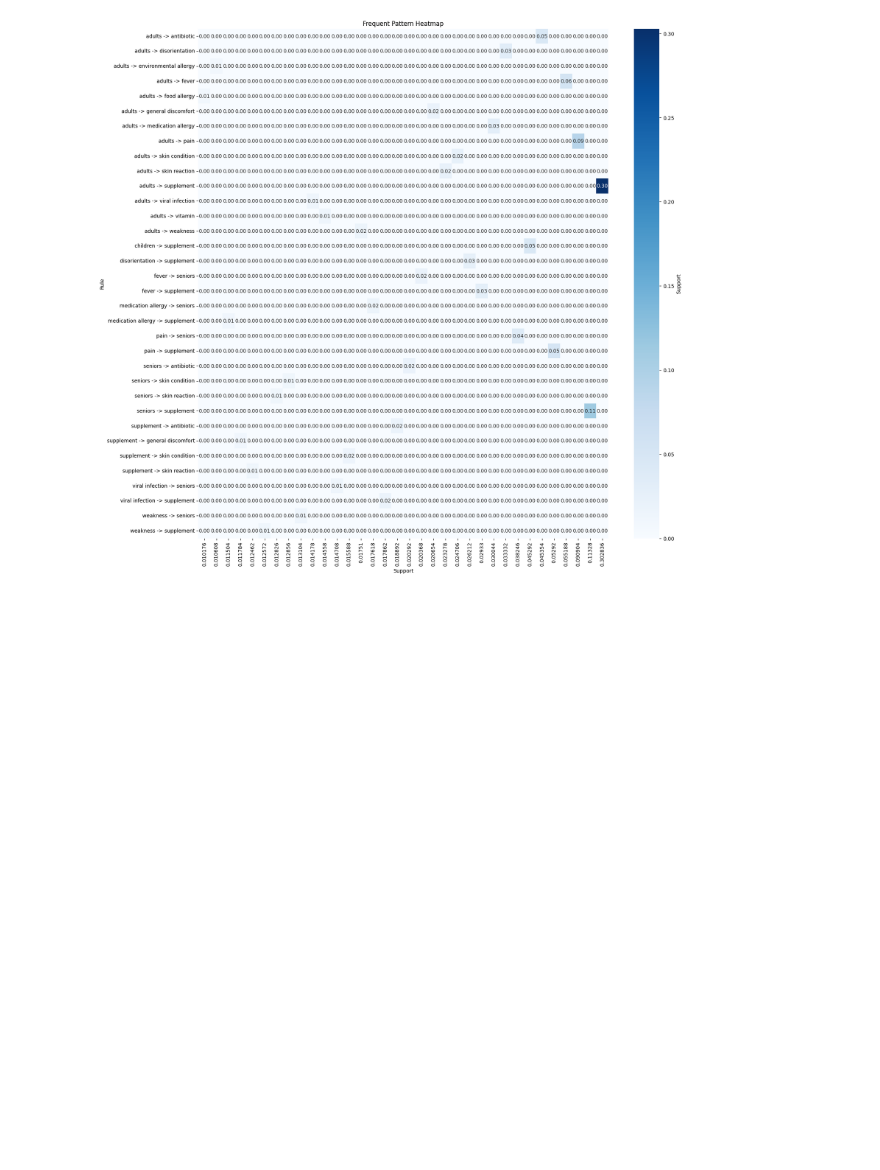
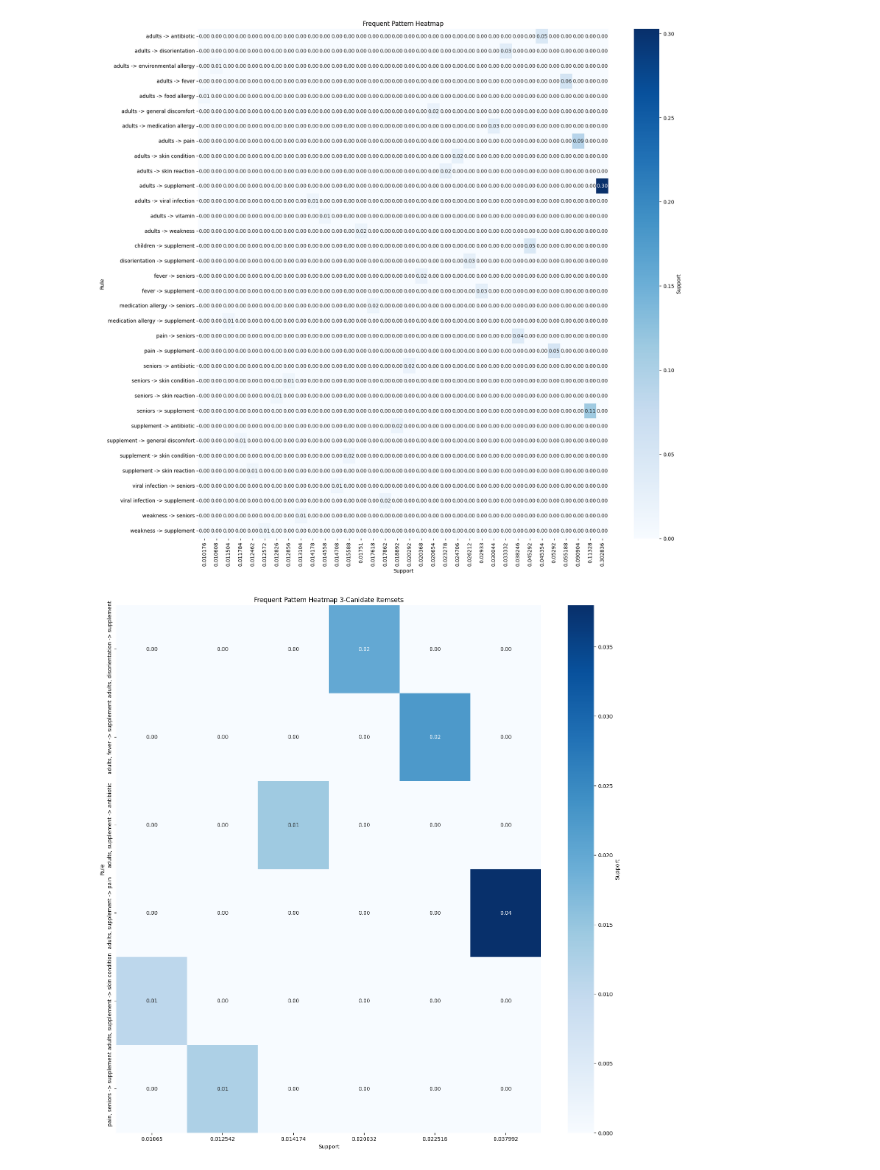
Before and after one commit to Rutu136/COMP4710-World-Vaccine-Adverse-Reactions, a Jupyter notebook: rutu_test.ipynb, the cells around one changed output. Cells and saved outputs as stored; diff of their text form; code cells hidden in the pictures; blank space fills up the shorter version.

Commit message:
added heatmaps to frequent patterns

```diff
--- a/rutu_test.ipynb
+++ b/rutu_test.ipynb
@@ -399,3 +399,34 @@ plt.ylabel('Rule')
 plt.show()
 # %% [output]
 [figure]
+# %%
+results = list(apriori(transactions, min_support=0.01, min_confidence=0.1, min_length=2, max_length=3))
+
+# Extracting item pairs and their support values
+itemsets = []
+support = []
+
+for item in results:
+    pair = item[0]
+    if len(pair) > 1:
+        items = [x for x in pair]
+        if len(items) == 3:
+            itemsets.append(f"{items[0]}, {items[1]} -> {items[2]}")
+            support.append(item[1])
+
+# Creating a DataFrame with support values for itemsets
+data = {"Rule": itemsets, "Support": support}
+df = pd.DataFrame(data)
+
+# Reshaping the data for heatmap
+heatmap_data = df.pivot(index='Rule', columns='Support', values='Support').fillna(0)
+
+# Creating the heatmap
+plt.figure(figsize=(18, 18))
+sns.heatmap(heatmap_data, cmap='Blues', annot=True, fmt='.2f', cbar_kws={'label': 'Support'})
+plt.title('Frequent Pattern Heatmap 3-Canidate Itemsets')
+plt.xlabel('Support')
+plt.ylabel('Rule')
+plt.show()
+# %% [output]
+[figure, added]
```
Also changed, not shown: parts of 1 cell of this notebook.
